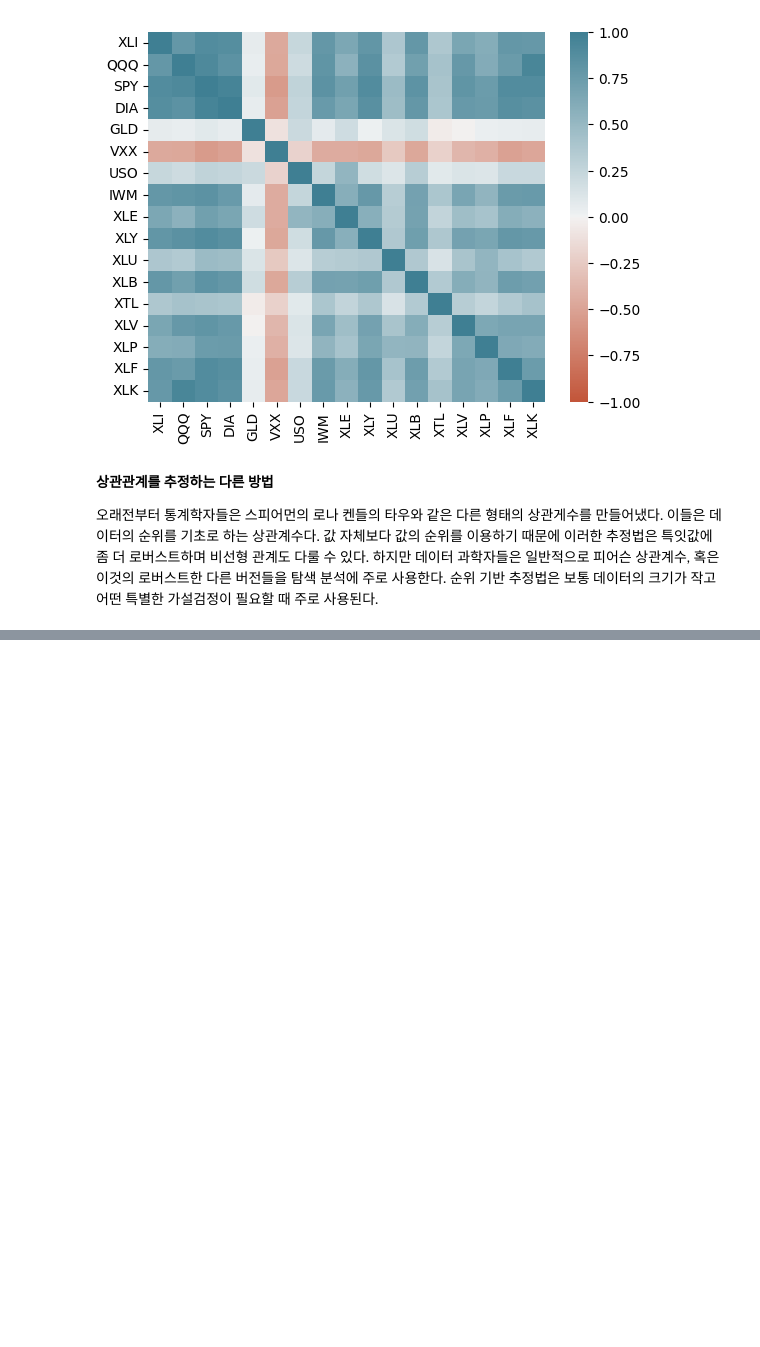
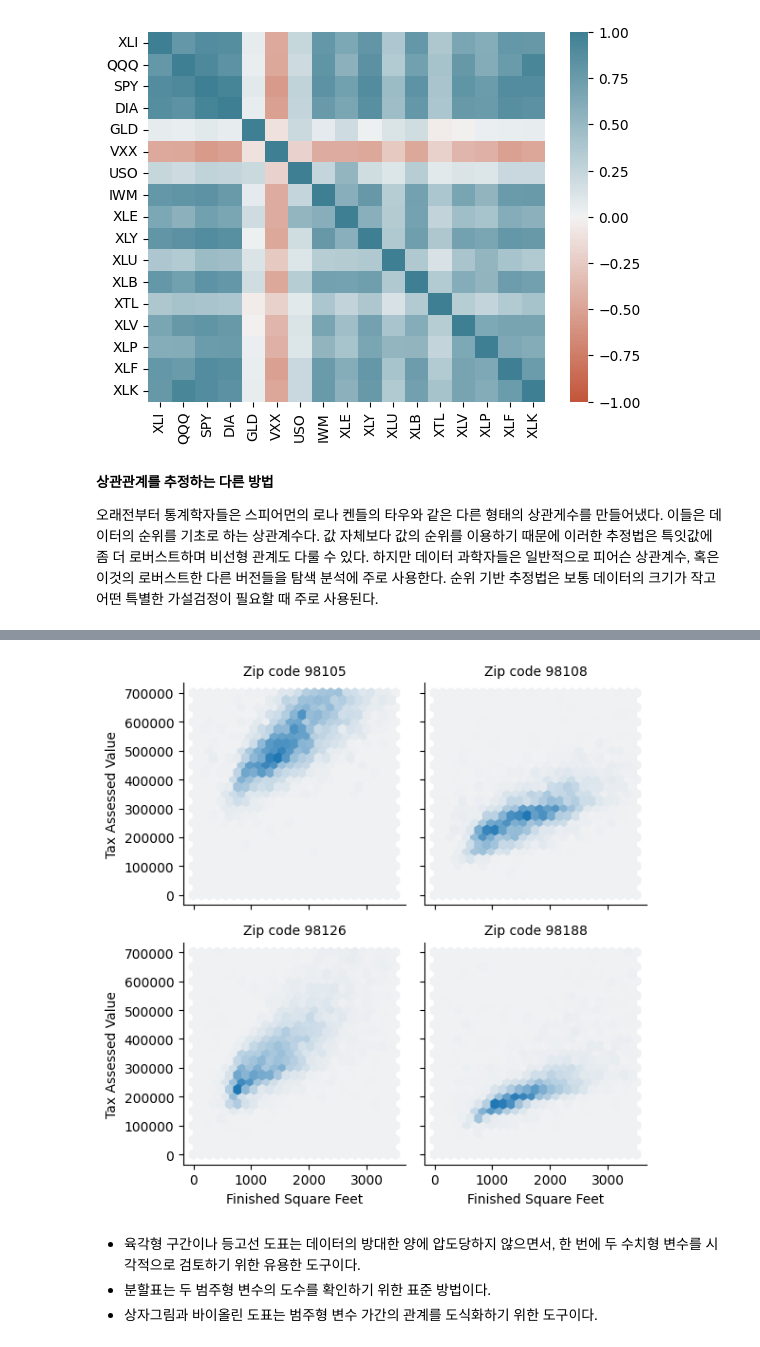
Before and after one commit to jangjung-coding/studyBook_practical_statics_for_datascientist, a Jupyter notebook: Chapter1_Exploratory_Data_Analysis.ipynb, the cells around one changed output, grey strips where cells are left out. Saved outputs shown, nothing was run; the diff lists cells and outputs as text; code cells hidden in the pictures; blank space fills up the shorter version.

```diff
--- a/Chapter1_Exploratory_Data_Analysis.ipynb
+++ b/Chapter1_Exploratory_Data_Analysis.ipynb
@@ -201,0 +236,23 @@ sns.heatmap(etfs.corr(), vmin=-1, vmax=1,
+# %%
+zip_codes = [98188, 98105, 98108, 98126]
+kc_tax_zip = kc_tax0.loc[kc_tax0.ZipCode.isin(zip_codes),:]
+kc_tax_zip
+
+def hexbin(x, y, color, **kwargs):
+    cmap = sns.light_palette(color, as_cmap=True)
+    plt.hexbin(x, y, gridsize=25, cmap=cmap, **kwargs)
+
+g = sns.FacetGrid(kc_tax_zip, col='ZipCode', col_wrap=2)
+g.map(hexbin, 'SqFtTotLiving', 'TaxAssessedValue',
+      extent=[0, 3500, 0, 700000])
+g.set_axis_labels('Finished Square Feet', 'Tax Assessed Value')
+g.set_titles('Zip code {col_name:.0f}')
+
+plt.tight_layout()
+plt.show()
+# %% [output]
+[figure, added]
+# %% [markdown]
+- 육각형 구간이나 등고선 도표는 데이터의 방대한 양에 압도당하지 않으면서, 한 번에 두 수치형 변수를 시각적으로 검토하기 위한 유용한 도구이다.
+- 분할표는 두 범주형 변수의 도수를 확인하기 위한 표준 방법이다.
+- 상자그림과 바이올린 도표는 범주형 변수 가간의 관계를 도식화하기 위한 도구이다.
```
Also changed, not shown: parts of 5 cells of this notebook.
